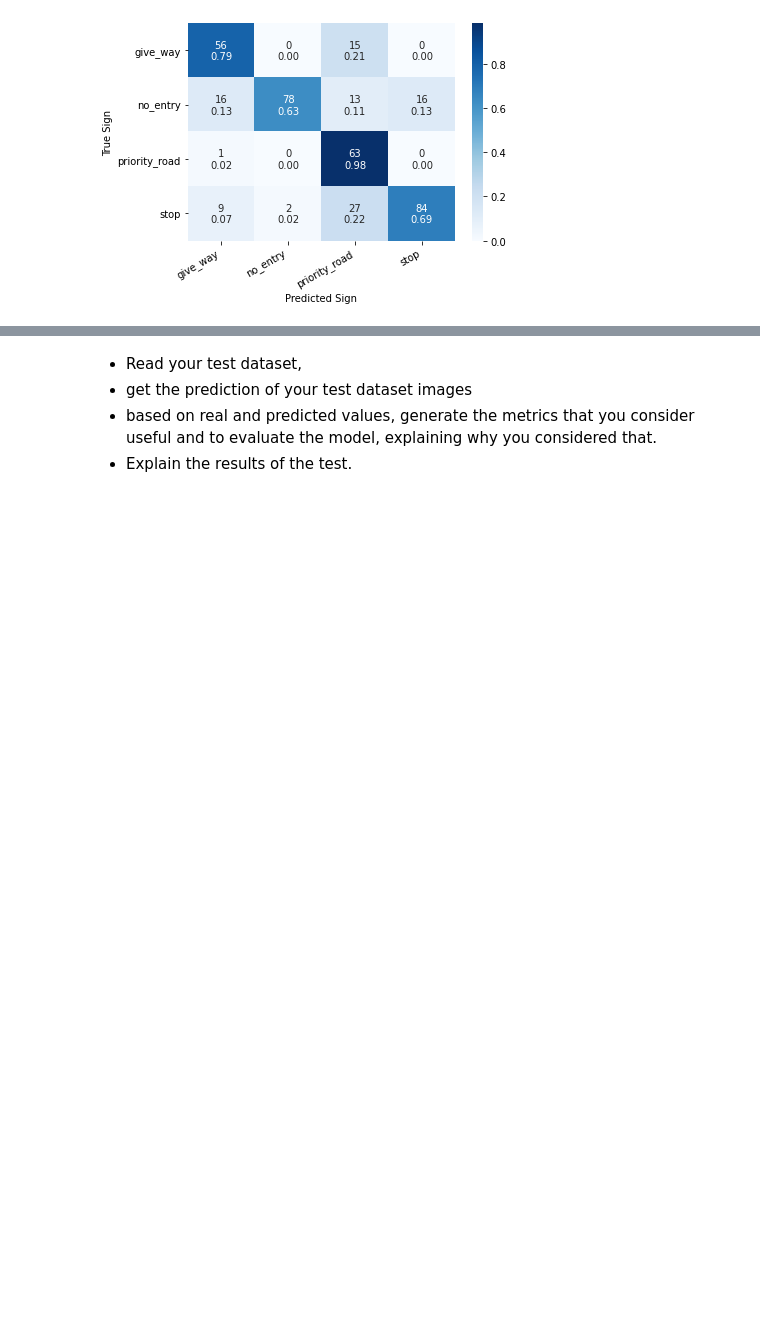
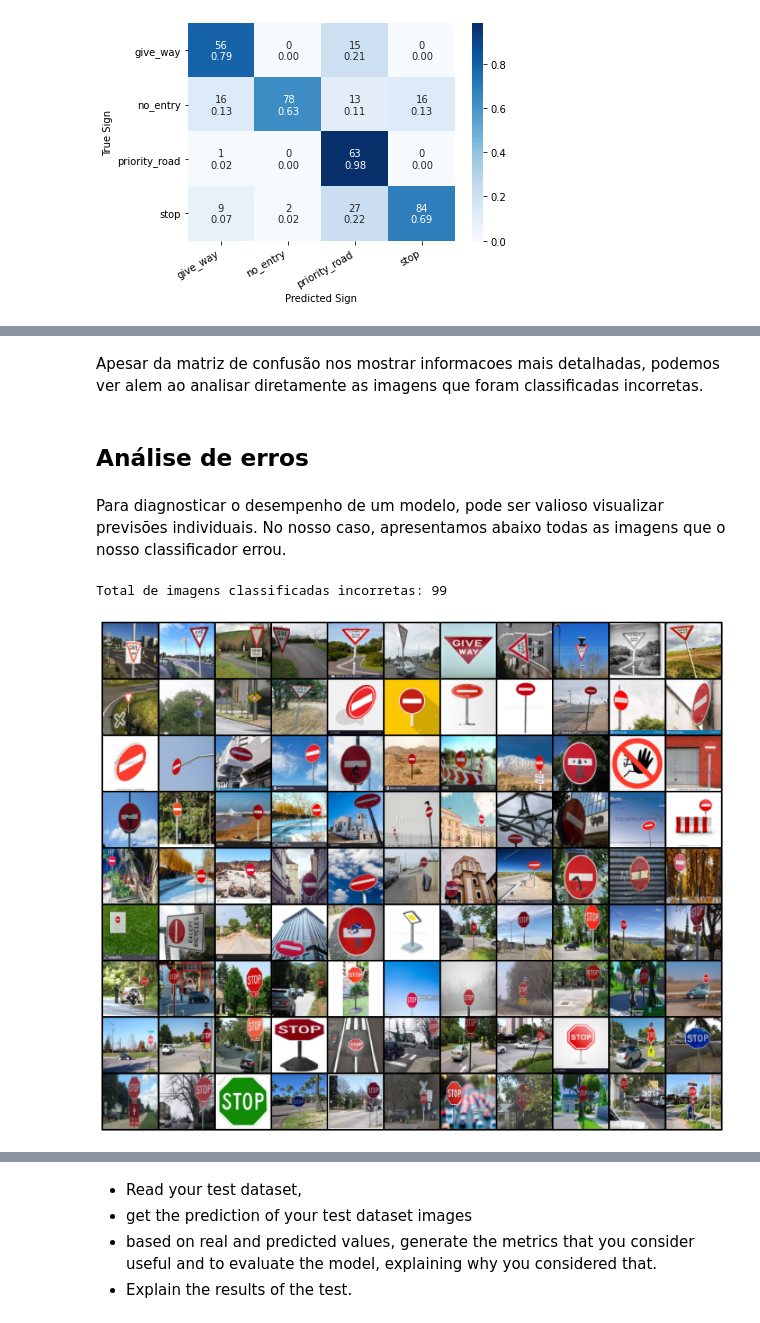
Before and after one commit to cjss2211/End-to-end-ML, a Jupyter notebook: Traffic_signs/Notebooks/Test.ipynb, the cells around one changed output, grey strips where cells are left out. Cells and saved outputs as stored; diff of their text form; code cells hidden in the pictures; blank space fills up the shorter version.

Commit message:
test notebook update

```diff
--- a/Traffic_signs/Notebooks/Test.ipynb
+++ b/Traffic_signs/Notebooks/Test.ipynb
@@ -27,6 +28,15 @@ def show_image(img_path):
   img = load_image(img_path)
   plt.imshow(img)
   plt.axis('off')
+
+def show_sign_grid(image_paths):
+  images = [load_image(img) for img in image_paths]
+  images = torch.as_tensor(images)
+  images = images.permute(0, 3, 1, 2)
+  grid_img = torchvision.utils.make_grid(images, nrow=11)
+  plt.figure(figsize=(24, 12))
+  plt.imshow(grid_img.permute(1, 2, 0))
+  plt.axis('off');
 # %%
 # Means and standard deviations for normalize images
 mean = [0.485, 0.456, 0.406]
@@ -214,0 +251,21 @@ show_confusion_matrix(cm, class_names)
+# %% [markdown]
+Apesar da matriz de confusão nos mostrar informacoes mais detalhadas, podemos ver alem ao analisar diretamente as imagens que foram classificadas incorretas.
+# %% [markdown]
+## Análise  de erros
+# %% [markdown]
+Para diagnosticar o desempenho de um modelo, pode ser valioso visualizar previsões individuais. No nosso caso, apresentamos abaixo todas as imagens que o nosso classificador errou.
+# %%
+# Some error analysis
+images_pred_incor = []
+for x,y in zip(test_files,labels):
+    y_hat = np.argmax(predict_proba(model,x))
+    if np.abs(y - y_hat ) > 0:
+        images_pred_incor.append(x)
+# %%
+print('Total de imagens classificadas incorretas:',len(images_pred_incor))
+# %% [output]
+Total de imagens classificadas incorretas: 99
+# %%
+show_sign_grid(images_pred_incor)
+# %% [output]
+[figure, added]
```
Also changed, not shown: parts of 44 cells of this notebook, 2 other files.
